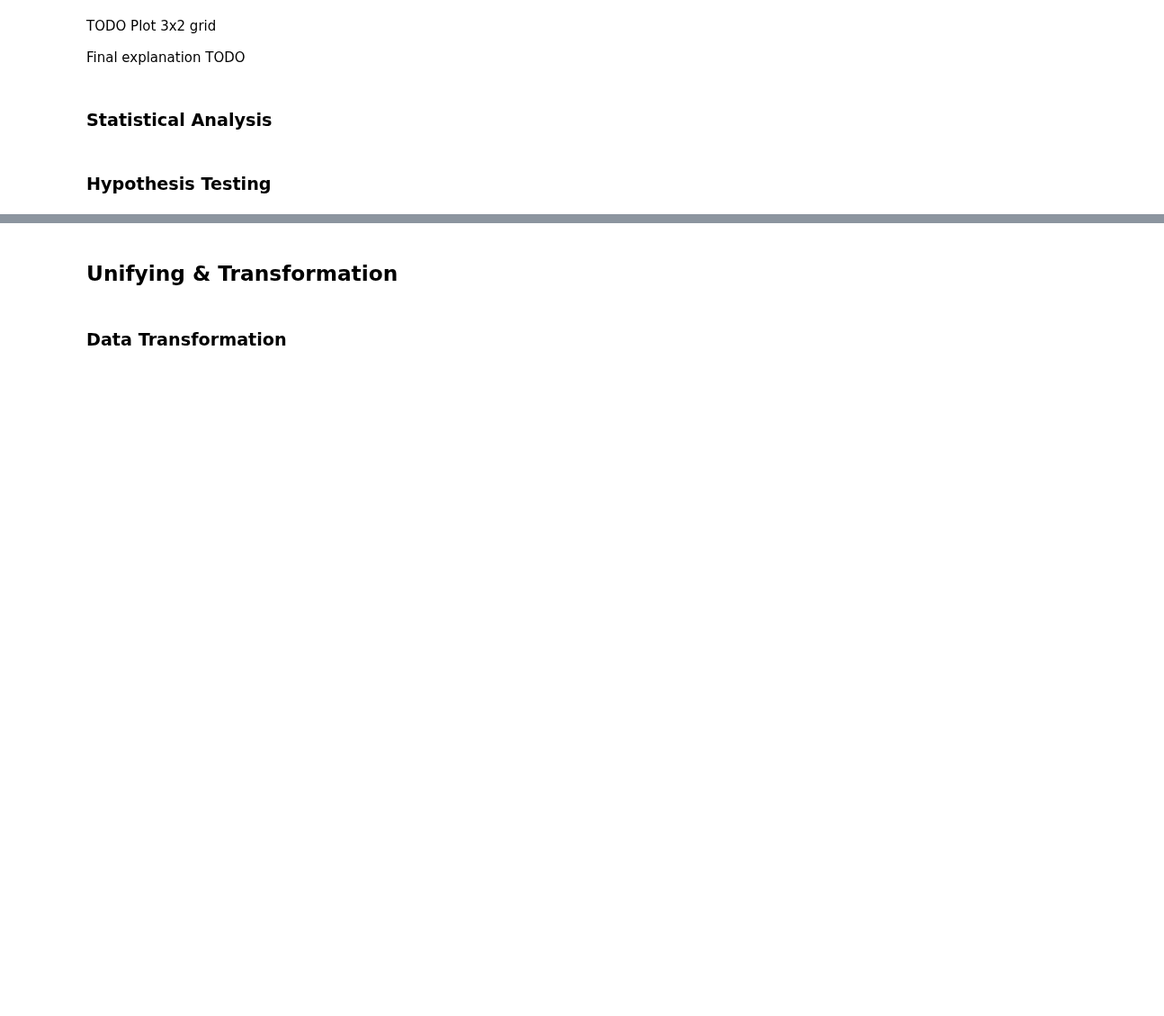
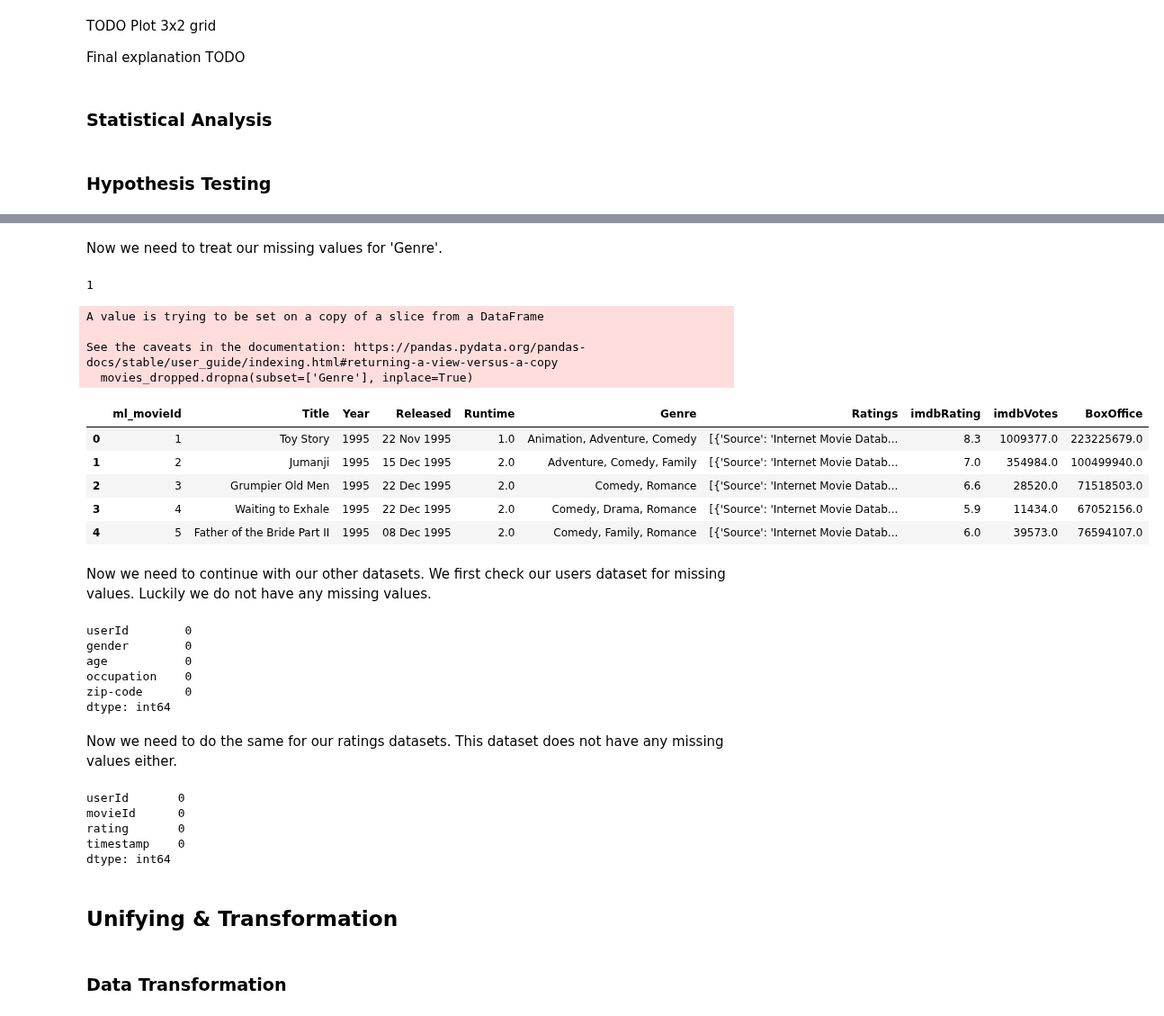
Before and after one commit to FabioArdi/morebo, a Jupyter notebook: final.ipynb, the cells around one changed output, grey strips where cells are left out. Shown at 90% size. Drawn from its saved outputs; the diff is of its cells as text; code cells hidden in the pictures; blank space fills up the shorter version.

```diff
--- a/final.ipynb
+++ b/final.ipynb
@@ -357,0 +405,32 @@ Final explanation TODO
+# %%
+import re
+
+# Fill missing 'imdbRating' values with the mean
+movies_dropped['imdbRating'].fillna(movies_dropped['imdbRating'].mean(), inplace=True)
+
+# Round the 'imdbRating' values to one decimal place
+movies_dropped['imdbRating'] = movies_dropped['imdbRating'].round(decimals=1)
+
+# Convert the 'imdbVotes' column to float type using regular expressions
+movies_dropped['imdbVotes'] = movies_dropped['imdbVotes'].apply(lambda x: float(re.sub(r'[^\d.]', '', x)) if isinstance(x, str) else x)
+
+# Fill in missing values with mean
+movies_dropped['imdbVotes'].fillna(movies_dropped['imdbVotes'].mean(), inplace=True)
+
+# Round the 'imdbVotes' values to zero decimal places
+movies_dropped['imdbVotes'] = movies_dropped['imdbVotes'].round(decimals=0)
+
+# Convert the 'BoxOffice' column to float type using regular expressions
+movies_dropped['BoxOffice'] = movies_dropped['BoxOffice'].apply(lambda x: float(re.sub(r'[^\d.]', '', x)) if isinstance(x, str) else x)
+
+# Fill in missing values with mean
+movies_dropped['BoxOffice'].fillna(movies_dropped['BoxOffice'].mean(), inplace=True)
+
+# Round the 'BoxOffice' values to zero decimal places
+movies_dropped['BoxOffice'] = movies_dropped['BoxOffice'].round(decimals=0)
+
+# Convert the 'Runtime' column from minutes to hours
+movies_dropped['Runtime'] = movies_dropped['Runtime'].apply(lambda x: int(re.sub(r'\D', '', x)) / 60 if isinstance(x, str) else x)
+
+# Fill in missing values with mean
+movies_dropped['Runtime'].fillna(movies_dropped['Runtime'].mean(), inplace=True)
@@ -357,0 +473,4 @@ Final explanation TODO
+# %%
+for index, row in movies_dropped.iterrows():
+    if pd.isna(row['Released']):
+        movies_dropped.drop(index, inplace=True)
@@ -358,3 +495,45 @@ Final explanation TODO
+# %% [markdown]
+Now we need to treat our missing values for 'Genre'.
+# %%
+movies_dropped['Genre'].isna().sum()
+# %% [output]
+1
+# %%
+# Drop the rows with missing values in the 'Genre' column
+movies_dropped.dropna(subset=['Genre'], inplace=True)
+movies_dropped.head()
+# %% [output]
+A value is trying to be set on a copy of a slice from a DataFrame
+
+See the caveats in the documentation: https://pandas.pydata.org/pandas-docs/stable/user_guide/indexing.html#returning-a-view-versus-a-copy
+  movies_dropped.dropna(subset=['Genre'], inplace=True)
+|  | ml_movieId | Title | Year | Released | Runtime | Genre | Ratings | imdbRating | imdbVotes | BoxOffice |
+| 0 | 1 | Toy Story | 1995 | 22 Nov 1995 | 1.0 | Animation, Adventure, Comedy | [{'Source': 'Internet Movie Datab... | 8.3 | 1009377.0 | 223225679.0 |
+| 1 | 2 | Jumanji | 1995 | 15 Dec 1995 | 2.0 | Adventure, Comedy, Family | [{'Source': 'Internet Movie Datab... | 7.0 | 354984.0 | 100499940.0 |
+| 2 | 3 | Grumpier Old Men | 1995 | 22 Dec 1995 | 2.0 | Comedy, Romance | [{'Source': 'Internet Movie Datab... | 6.6 | 28520.0 | 71518503.0 |
+| 3 | 4 | Waiting to Exhale | 1995 | 22 Dec 1995 | 2.0 | Comedy, Drama, Romance | [{'Source': 'Internet Movie Datab... | 5.9 | 11434.0 | 67052156.0 |
+| 4 | 5 | Father of the Bride Part II | 1995 | 08 Dec 1995 | 2.0 | Comedy, Family, Romance | [{'Source': 'Internet Movie Datab... | 6.0 | 39573.0 | 76594107.0 |
+# %% [markdown]
+Now we need to continue with our other datasets. We first check our users dataset for missing values. Luckily we do not have any missing values.
+# %%
+users.isna().sum()
+# %% [output]
+userId        0
+gender        0
+age           0
+occupation    0
+zip-code      0
+dtype: int64
+# %% [markdown]
+Now we need to do the same for our ratings datasets. This dataset does not have any missing values either.
+# %%
+ratings.isna().sum()
+# %% [output]
+userId       0
+movieId      0
+rating       0
+timestamp    0
+dtype: int64
 # %% [markdown]
 ## Unifying & Transformation
 # %% [markdown]
```
Also changed, not shown: parts of 36 cells of this notebook, 1 other file.
